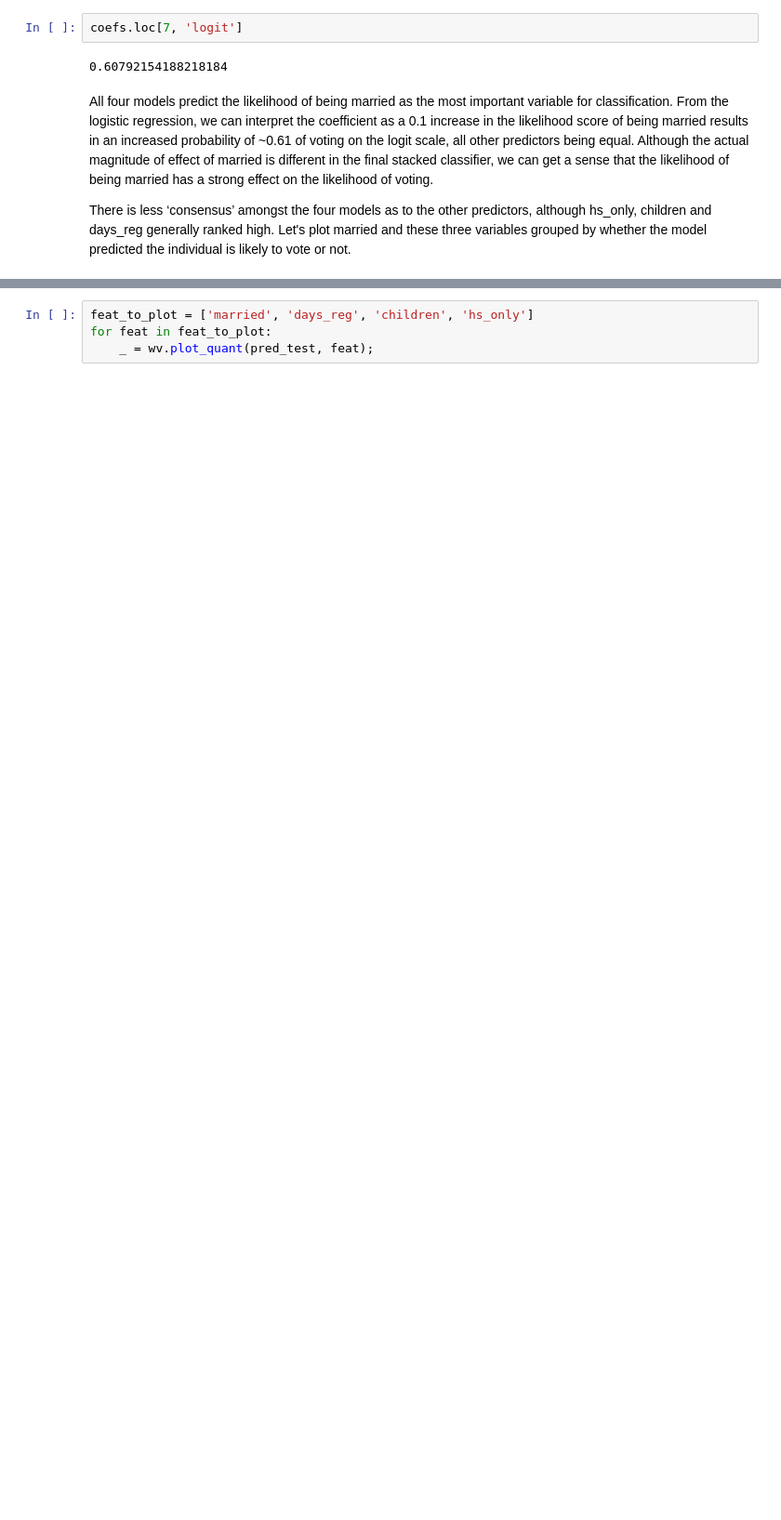
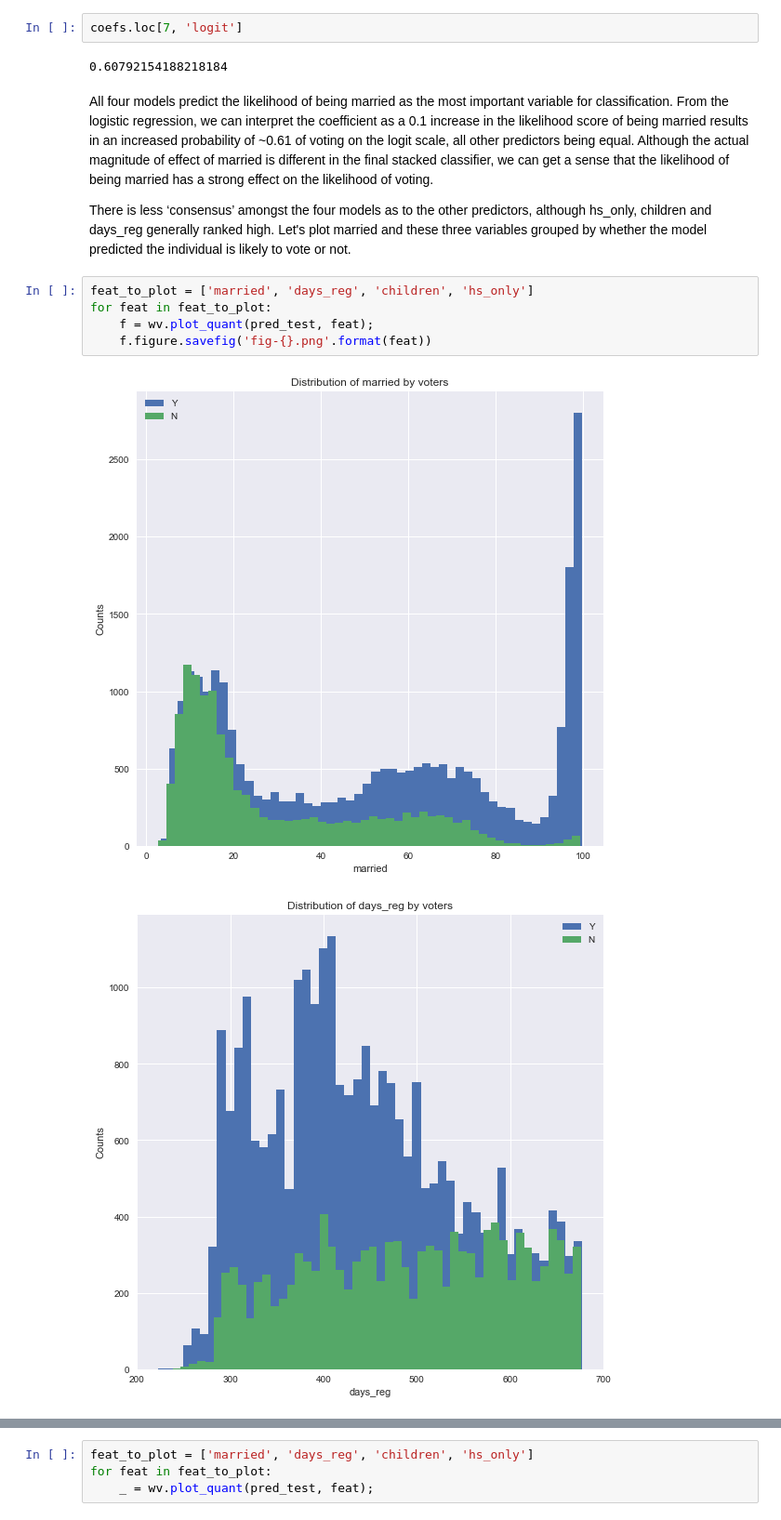
Before and after one commit to yuwie10/who-voted, a Jupyter notebook: who-voted_final.ipynb, the cells around one changed output, grey strips where cells are left out. Shown at 93% size. Saved outputs shown, nothing was run; the diff lists cells and outputs as text; blank space fills up the shorter version.

Commit message:
add images

```diff
--- a/who-voted_final.ipynb
+++ b/who-voted_final.ipynb
@@ -286,3 +286,11 @@ coefs.loc[7, 'logit']
 All four models predict the likelihood of being married as the most important variable for classification. From the logistic regression, we can interpret the coefficient as a 0.1 increase in the likelihood score of being married results in an increased probability of ~0.61 of voting on the logit scale, all other predictors being equal. Although the actual magnitude of effect of married is different in the final stacked classifier, we can get a sense that the likelihood of being married has a strong effect on the likelihood of voting.
 
 There is less ‘consensus’ amongst the four models as to the other predictors, although hs_only, children and days_reg generally ranked high. Let's plot married and these three variables grouped by whether the model predicted the individual is likely to vote or not.
+# %%
+feat_to_plot = ['married', 'days_reg', 'children', 'hs_only']
+for feat in feat_to_plot:
+    f = wv.plot_quant(pred_test, feat);
+    f.figure.savefig('fig-{}.png'.format(feat))
+# %% [output]
+[figure, added]
+[figure, added]
```
Also changed, not shown: parts of 4 cells of this notebook, 15 other files.
